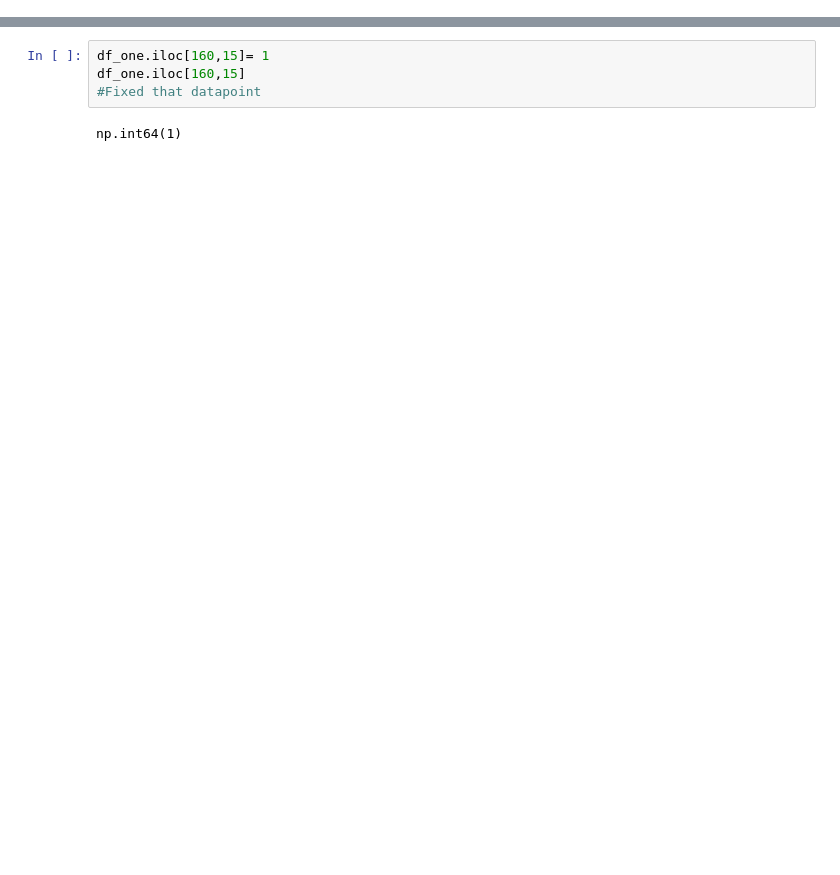
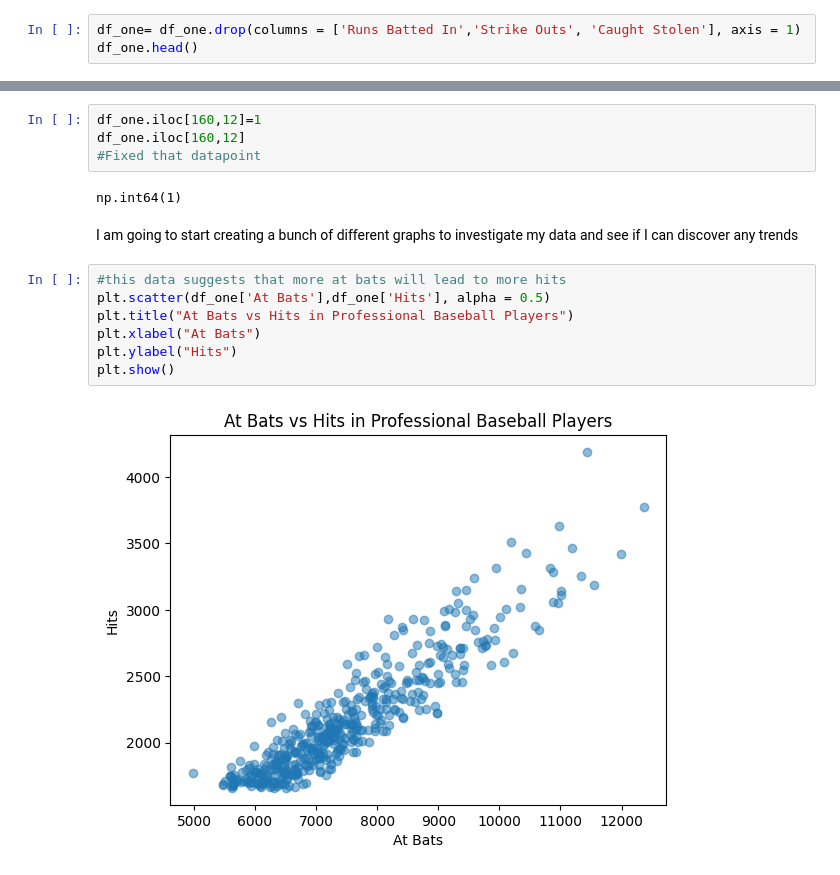
Before and after one commit to LucaMorocco/Luca-s-room, a Jupyter notebook: Coding_School_data_science_project_Baseball.ipynb, the cells around one changed output, grey strips where cells are left out. Cells and saved outputs as stored; diff of their text form; blank space fills up the shorter version.

Commit message:
Made a lot of graphs today

```diff
--- a/Coding_School_data_science_project_Baseball.ipynb
+++ b/Coding_School_data_science_project_Baseball.ipynb
@@ -153,0 +156,3 @@ df_one[(df_one['Hall of Fame']> 1)]
+# %%
+df_one= df_one.drop(columns = ['Runs Batted In','Strike Outs', 'Caught Stolen'], axis = 1)
+df_one.head()
@@ -154,6 +166,17 @@ df_one[(df_one['Hall of Fame']> 1)]
 # %%
-df_one.iloc[160,15]= 1
-df_one.iloc[160,15]
+df_one.iloc[160,12]=1
+df_one.iloc[160,12]
 #Fixed that datapoint
 # %% [output]
 np.int64(1)
+# %% [markdown]
+I am going to start creating a bunch of different graphs to investigate my data and see if I can discover any trends
+# %%
+#this data suggests that more at bats will lead to more hits
+plt.scatter(df_one['At Bats'],df_one['Hits'], alpha = 0.5)
+plt.title("At Bats vs Hits in Professional Baseball Players")
+plt.xlabel("At Bats")
+plt.ylabel("Hits")
+plt.show()
+# %% [output]
+[figure, added]
```
Also changed, not shown: parts of 37 cells of this notebook.
